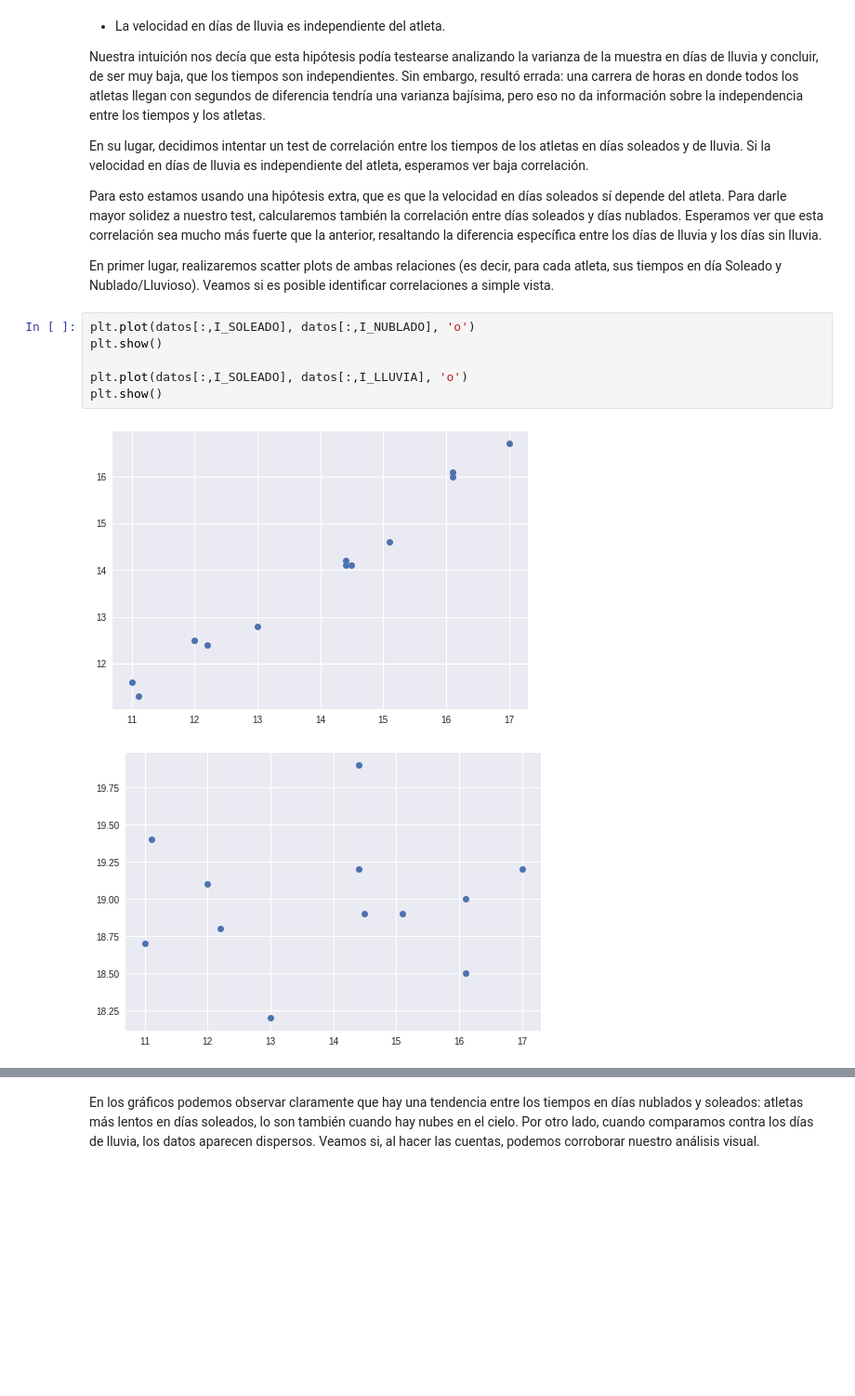
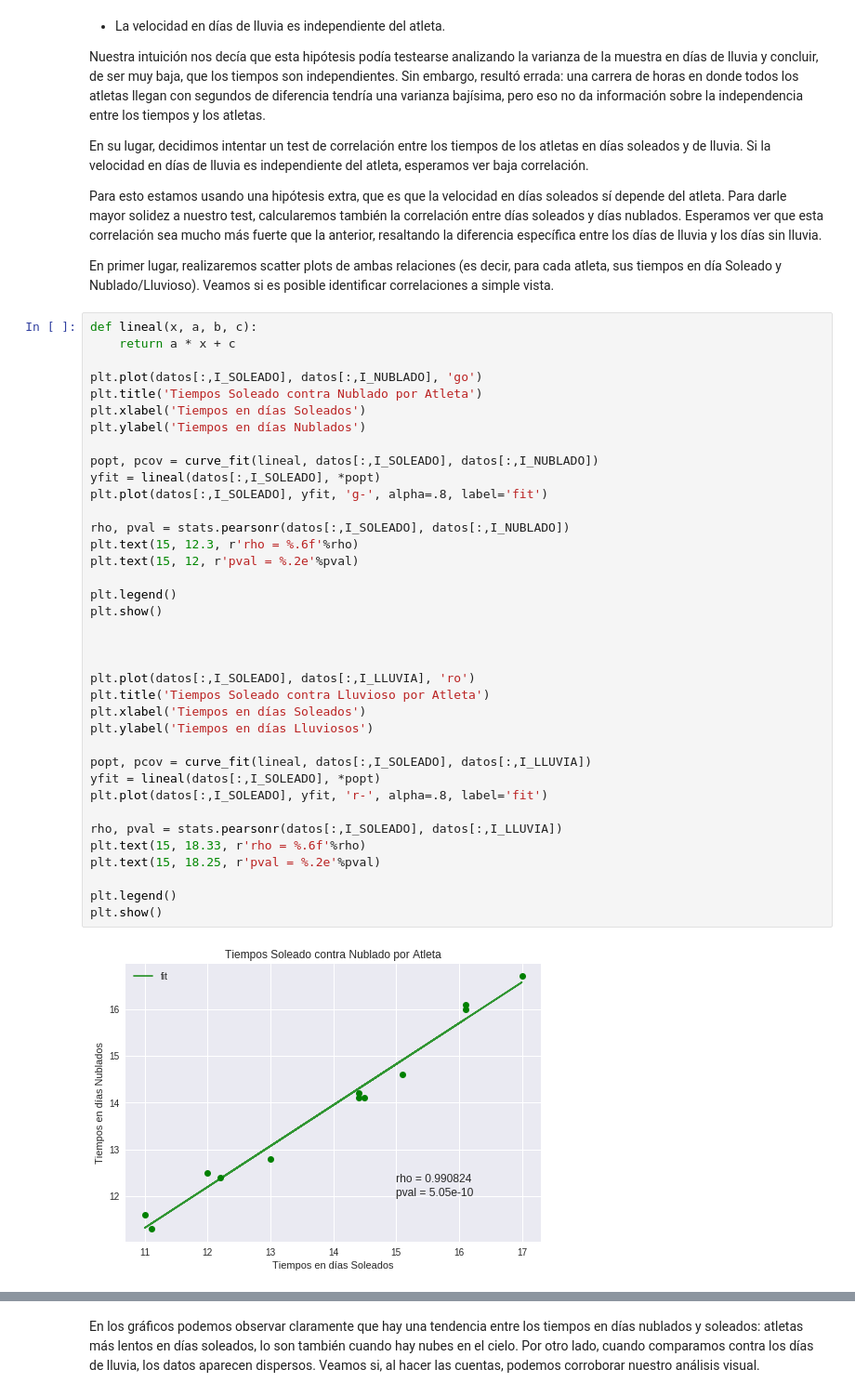
Before and after one commit to gfourcade/cienciadatos, a Jupyter notebook: tp1/tp1.ipynb, the cells around one changed output, grey strips where cells are left out. Shown at 93% size. Cells and saved outputs as stored; diff of their text form; blank space fills up the shorter version.

```diff
--- a/tp1/tp1.ipynb
+++ b/tp1/tp1.ipynb
@@ -72,12 +90,42 @@ En su lugar, decidimos intentar un test de correlación entre los tiempos de los
 Para esto estamos usando una hipótesis extra, que es que la velocidad en días soleados sí depende del atleta. Para darle mayor solidez a nuestro test, calcularemos también la correlación entre días soleados y días nublados. Esperamos ver que esta correlación sea mucho más fuerte que la anterior, resaltando la diferencia específica entre los días de lluvia y los días sin lluvia.
 
 En primer lugar, realizaremos scatter plots de ambas relaciones (es decir, para cada atleta, sus tiempos en día Soleado y Nublado/Lluvioso). Veamos si es posible identificar correlaciones a simple vista.
-# %%
-plt.plot(datos[:,I_SOLEADO], datos[:,I_NUBLADO], 'o')
-plt.show()
-
-plt.plot(datos[:,I_SOLEADO], datos[:,I_LLUVIA], 'o')
-plt.show()
-# %% [output]
-[figure, removed]
-[figure, removed]
+# %%
+def lineal(x, a, b, c):
+    return a * x + c
+
+plt.plot(datos[:,I_SOLEADO], datos[:,I_NUBLADO], 'go')
+plt.title('Tiempos Soleado contra Nublado por Atleta')
+plt.xlabel('Tiempos en días Soleados')
+plt.ylabel('Tiempos en días Nublados')
+
+popt, pcov = curve_fit(lineal, datos[:,I_SOLEADO], datos[:,I_NUBLADO])
+yfit = lineal(datos[:,I_SOLEADO], *popt)
+plt.plot(datos[:,I_SOLEADO], yfit, 'g-', alpha=.8, label='fit')
+
+rho, pval = stats.pearsonr(datos[:,I_SOLEADO], datos[:,I_NUBLADO])
+plt.text(15, 12.3, r'rho = %.6f'%rho)
+plt.text(15, 12, r'pval = %.2e'%pval)
+
+plt.legend()
+plt.show()
+
+
+
+plt.plot(datos[:,I_SOLEADO], datos[:,I_LLUVIA], 'ro')
+plt.title('Tiempos Soleado contra Lluvioso por Atleta')
+plt.xlabel('Tiempos en días Soleados')
+plt.ylabel('Tiempos en días Lluviosos')
+
+popt, pcov = curve_fit(lineal, datos[:,I_SOLEADO], datos[:,I_LLUVIA])
+yfit = lineal(datos[:,I_SOLEADO], *popt)
+plt.plot(datos[:,I_SOLEADO], yfit, 'r-', alpha=.8, label='fit')
+
+rho, pval = stats.pearsonr(datos[:,I_SOLEADO], datos[:,I_LLUVIA])
+plt.text(15, 18.33, r'rho = %.6f'%rho)
+plt.text(15, 18.25, r'pval = %.2e'%pval)
+
+plt.legend()
+plt.show()
+# %% [output]
+[figure, added]
```
Also changed, not shown: parts of 10 cells of this notebook.
